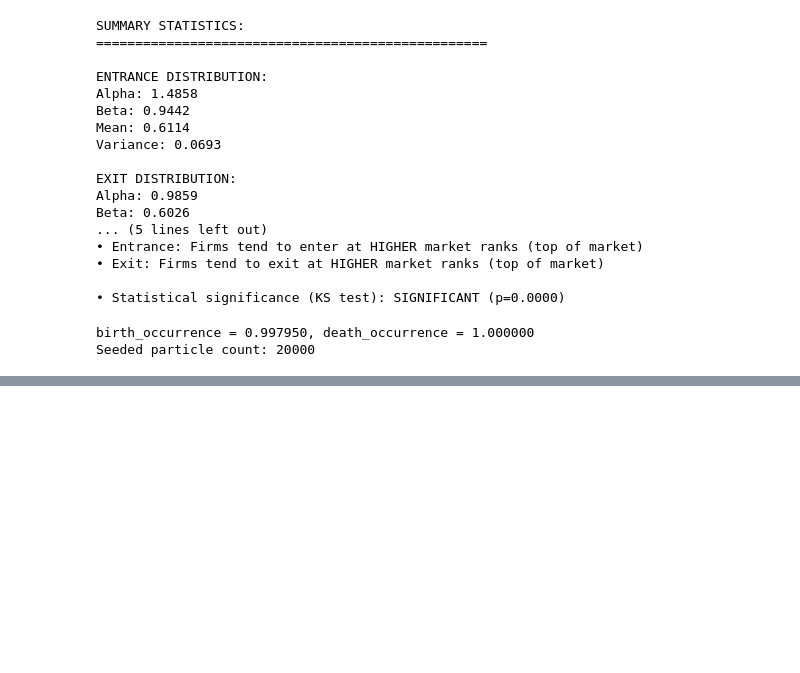
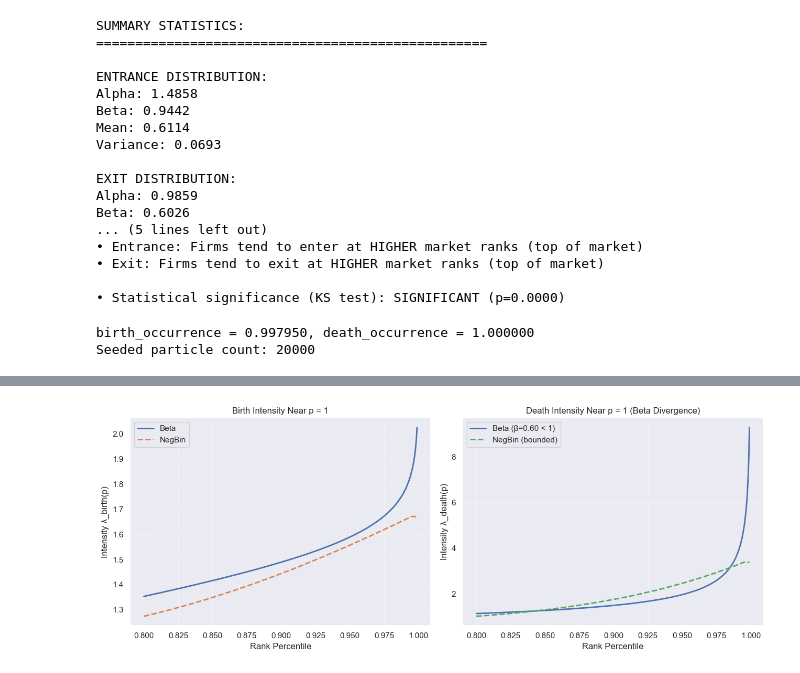
Before and after one commit to caroline-smyth/summer-math, a Jupyter notebook: entrances_and_exits.ipynb, the cells around one changed output, grey strips where cells are left out. Saved outputs shown, nothing was run; the diff lists cells and outputs as text; code cells hidden in the pictures; blank space fills up the shorter version.

```diff
--- a/entrances_and_exits.ipynb
+++ b/entrances_and_exits.ipynb
@@ -1291,0 +836,20 @@ Uniformized inter-arrivals: KS stat=0.0172, p=0.9242, n=1000
+# %%
+# natural cubic spline basis via patsy
+# save the design_info so we can apply the SAME knot scheme to arbitrary new p values
+df_spline = 5  # degrees of freedom — smooth enough to capture the shape without overfitting
+
+X_basis_info = dmatrix(f"cr(p, df={df_spline})", {'p': bin_mids}, return_type='matrix')
+X_train = np.asarray(X_basis_info)
+
+def predict_basis(p_new):
+    """Apply training knot scheme to new p values (avoids knot extrapolation artifacts)."""
+    p_new = np.atleast_1d(np.asarray(p_new, dtype=float))
+    return np.asarray(
+        build_design_matrices([X_basis_info.design_info], {'p': p_new})[0]
+    )
+
+# fine grid for plotting fitted intensity curves
+p_grid = np.linspace(0.005, 0.995, 500)
+X_grid = predict_basis(p_grid)
+
+print(f"Design matrix: {X_train.shape[0]} bins × {X_train.shape[1]} basis functions  (df_spline={df_spline})")
@@ -1291,0 +1188,30 @@ Uniformized inter-arrivals: KS stat=0.0172, p=0.9242, n=1000
+# %%
+# Boundedness visualization - showing the divergence of Beta vs bounded NegBin near p=1
+
+p_zoom = np.linspace(0.80, 0.999, 500)
+
+fig, axes = plt.subplots(1, 2, figsize=(13, 5))
+
+# birth intensities near p=1
+axes[0].plot(p_zoom, λ_birth(p_zoom), 'C0', lw=2, label='Beta')
+axes[0].plot(p_zoom, λ_birth_nb(p_zoom), 'C1', lw=2, ls='--', label='NegBin')
+axes[0].set_xlabel('Rank Percentile')
+axes[0].set_ylabel('Intensity λ_birth(p)')
+axes[0].set_title('Birth Intensity Near p = 1')
+axes[0].legend()
+axes[0].grid(True, alpha=0.3)
+
+# death intensities near p=1 (this is where Beta diverges)
+axes[1].plot(p_zoom, λ_death(p_zoom), 'C0', lw=2, label=f'Beta (β={β_d:.2f} < 1)')
+axes[1].plot(p_zoom, λ_death_nb(p_zoom), 'C2', lw=2, ls='--', label='NegBin (bounded)')
+axes[1].set_xlabel('Rank Percentile')
+axes[1].set_ylabel('Intensity λ_death(p)')
+axes[1].set_title('Death Intensity Near p = 1 (Beta Divergence)')
+axes[1].legend()
+axes[1].grid(True, alpha=0.3)
+
+plt.tight_layout()
+plt.savefig(out_dir / "boundedness_comparison.pdf", bbox_inches='tight')
+plt.show()
+# %% [output]
+[figure, added]
```
Also changed, not shown: parts of 53 cells of this notebook, 15 other files.
